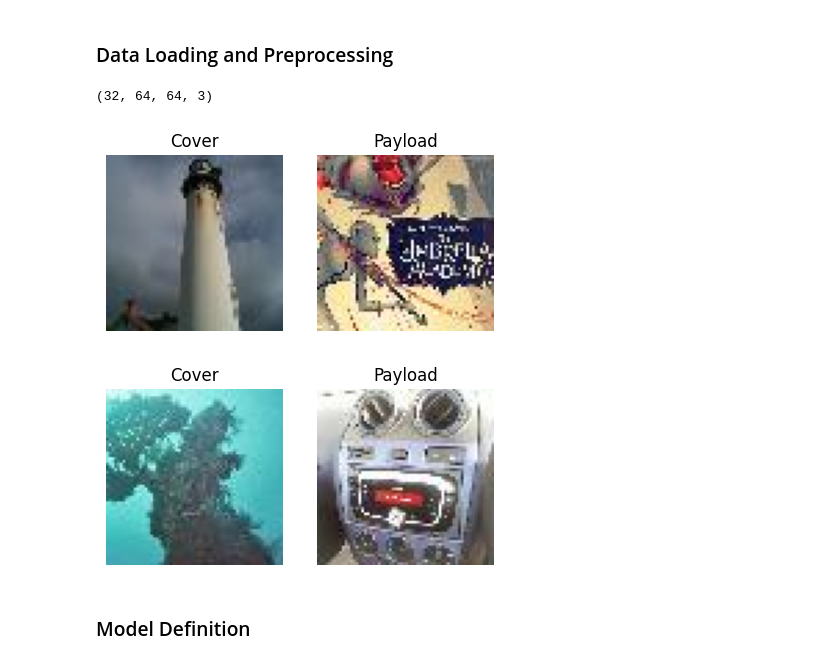
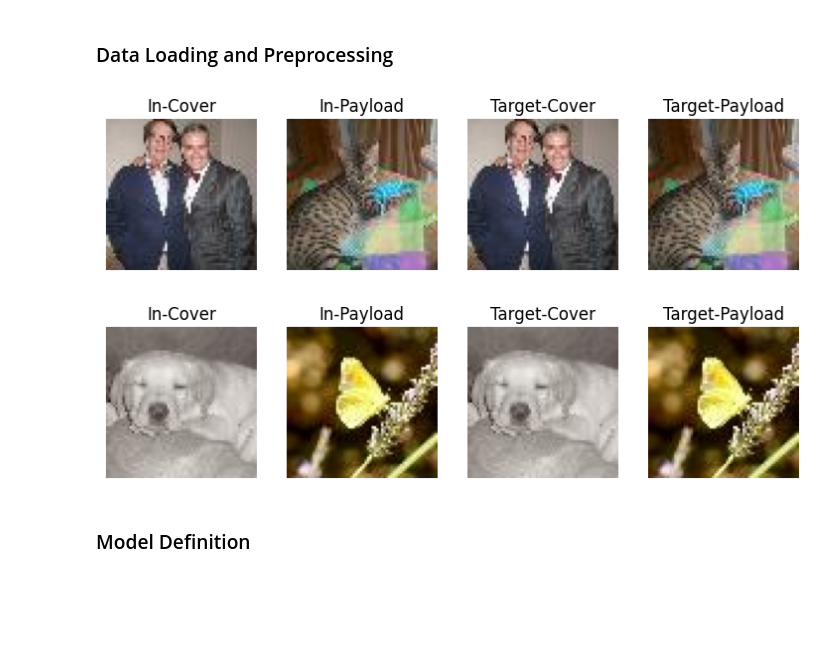
Before and after one commit to Acedev003/Deep-Steganography, a Jupyter notebook: AI_Image_Steganography_Simple.ipynb, the cells around one changed output. Drawn from its saved outputs; the diff is of its cells as text; code cells hidden in the pictures; blank space fills up the shorter version.

```diff
--- a/AI_Image_Steganography_Simple.ipynb
+++ b/AI_Image_Steganography_Simple.ipynb
@@ -34,6 +40,8 @@ def datapipe(files,batch_size,img_width,img_height,name):
   cover = tf.data.Dataset.from_tensor_slices(files)
   cover = cover.map(lambda x: decode_img(x,img_width,img_height))
 
+  random.shuffle(files)
+
   payload = tf.data.Dataset.from_tensor_slices(files)
   payload = payload.map(lambda x: decode_img(x,img_width,img_height))
 
@@ -44,49 +52,43 @@ def datapipe(files,batch_size,img_width,img_height,name):
   ds = ds.prefetch(tf.data.AUTOTUNE)
   return ds
 
-
 files       = [f"images/{_file}" for _file in os.listdir('images')]
 train , val = train_test_split(files,train_size=0.7)
 
 batch_size=32
 
-train = datapipe(train,batch_size,64,64,'train')
-val   = datapipe(val,batch_size,64,64,'val')
+train_dataset = datapipe(train,batch_size,64,64,'train')
+val_dataset   = datapipe(val,batch_size,64,64,'val')
 # %%
-for target,predict in train_dataset.take(1):
+for target,predict in train_dataset.take(2):
     cover = target[0][0].numpy().astype("uint8")
     payload = target[1][0].numpy().astype("uint8")
 
-    fig, ax = plt.subplots(1, 2, figsize=(5, 3))
+    fig, ax = plt.subplots(1, 4, figsize=(9, 5))
 
     ax[0].imshow(cover)
-    ax[0].set_title('Cover')
+    ax[0].set_title('In-Cover')
     ax[0].axis('off')
 
     ax[1].imshow(payload)
-    ax[1].set_title('Payload')
+    ax[1].set_title('In-Payload')
     ax[1].axis('off')
-
-    plt.show()
 
     cover = predict[0][0].numpy().astype("uint8")
     payload = predict[1][0].numpy().astype("uint8")
 
-    fig, ax = plt.subplots(1, 2, figsize=(5, 3))
+    ax[2].imshow(cover)
+    ax[2].set_title('Target-Cover')
+    ax[2].axis('off')
 
-    ax[0].imshow(cover)
-    ax[0].set_title('Cover')
-    ax[0].axis('off')
-
-    ax[1].imshow(payload)
-    ax[1].set_title('Payload')
-    ax[1].axis('off')
+    ax[3].imshow(payload)
+    ax[3].set_title('Target-Payload')
+    ax[3].axis('off')
 
     plt.show()
 # %% [output]
-(32, 64, 64, 3)
-[figure, old version]
+[figure, new version]
-[figure, old version]
+[figure, new version]
 # %% [markdown]
 ### Model Definition
 # %%
```
Also changed, not shown: parts of 6 cells of this notebook.
